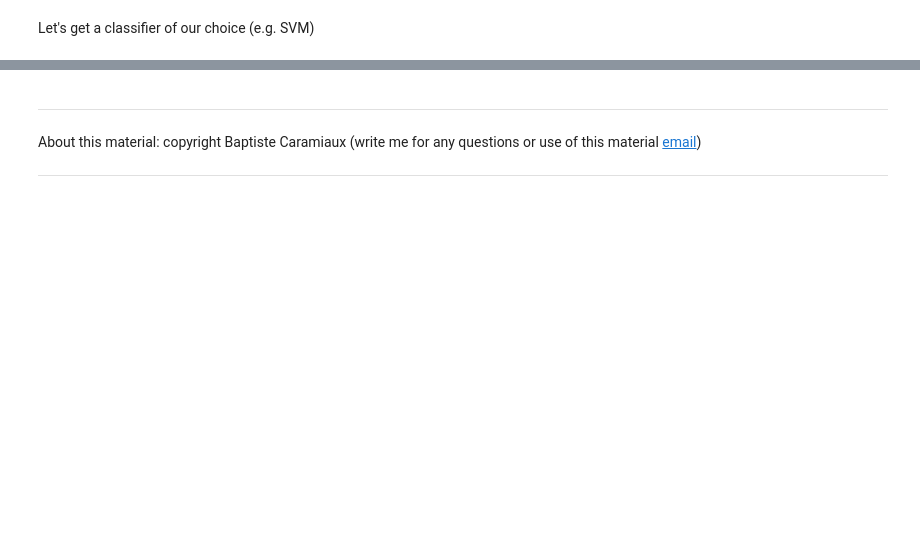
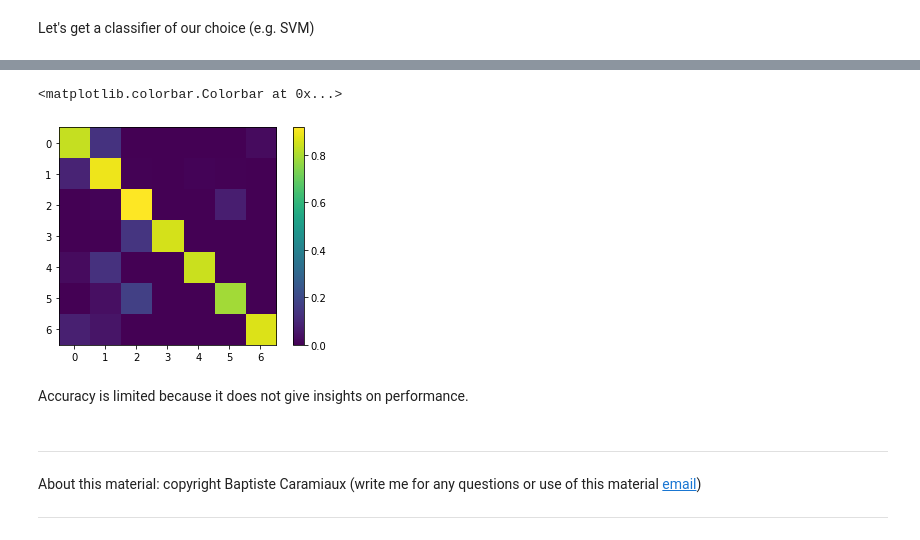
Before and after one commit to Envl/IML, a Jupyter notebook: notebooks/Basics_ML_Part-2.ipynb, the cells around one changed output, grey strips where cells are left out. Drawn from its saved outputs; the diff is of its cells as text; code cells hidden in the pictures; blank space fills up the shorter version.

```diff
--- a/notebooks/Basics_ML_Part-2.ipynb
+++ b/notebooks/Basics_ML_Part-2.ipynb
@@ -109,3 +241,15 @@ accuracy = 0.49139414802065406
+# %%
+confmat = np.float32(confmat)
+# %%
+for i in range(len(confmat)):
+    confmat[i,:] = confmat[i,:] / np.sum(confmat[i,:])
+plt.imshow(confmat)
+plt.colorbar()
+# %% [output]
+<matplotlib.colorbar.Colorbar at 0x...>
+[figure, added]
+# %% [markdown]
+Accuracy is limited because it does not give insights on performance.
 # %% [markdown]
 ___
 About this material: copyright Baptiste Caramiaux (write me for any questions or use of this material [email](mailto:baptiste.caramiaux@lri.fr))
```
Also changed, not shown: parts of 47 cells of this notebook, 1 other file.
